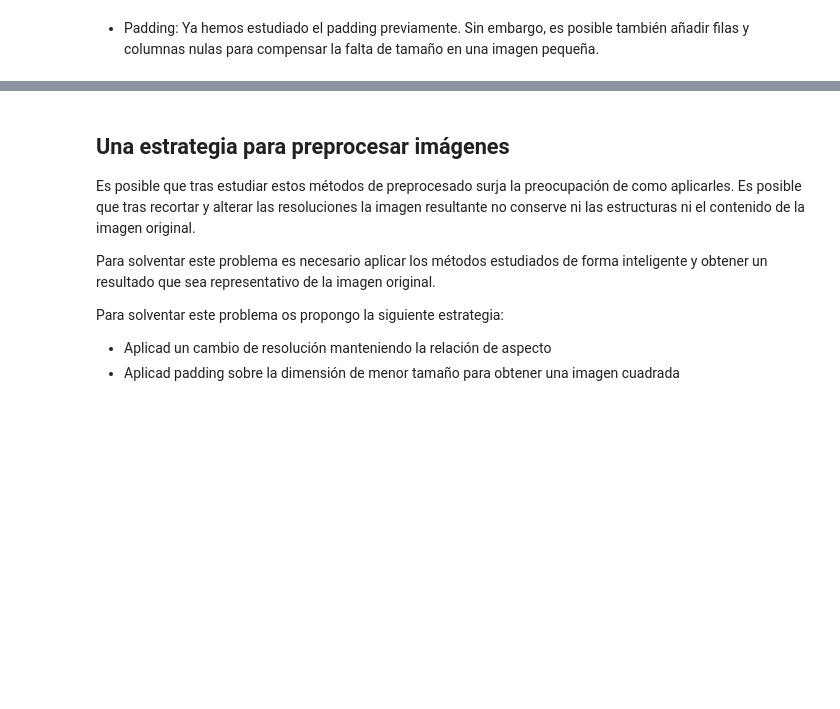
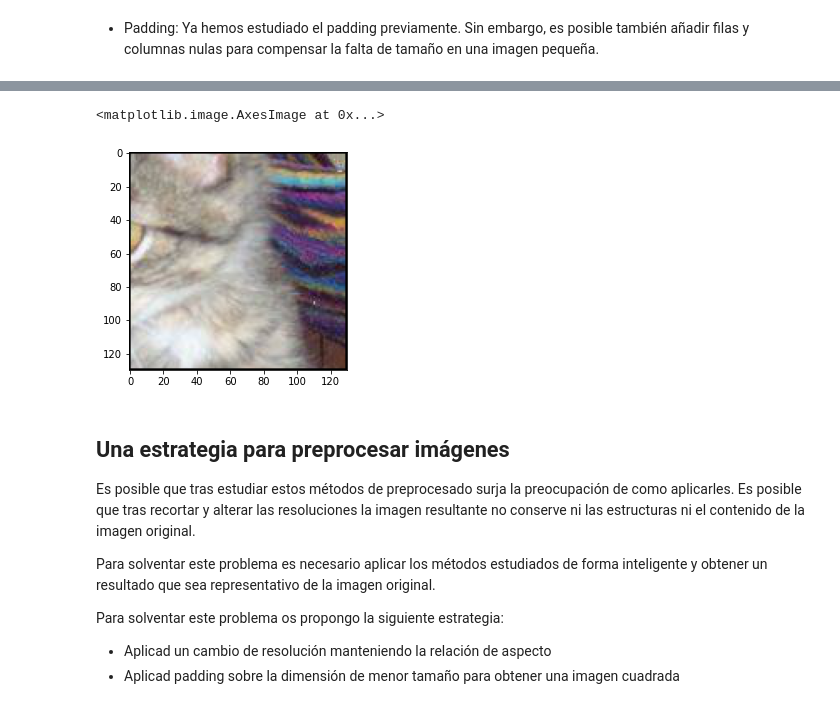
Before and after one commit to JoseAdFer/IDAL_IA3_JoseAdell, a Jupyter notebook: computer_vision_2.ipynb, the cells around one changed output, grey strips where cells are left out. Cells and saved outputs as stored; diff of their text form; code cells hidden in the pictures; blank space fills up the shorter version.

```diff
--- a/computer_vision_2.ipynb
+++ b/computer_vision_2.ipynb
@@ -455,5 +505,8 @@ padded_image.shape
 # %%
-plt.imshow(padded_array)
+plt.imshow(padded_image)
+# %% [output]
+<matplotlib.image.AxesImage at 0x...>
+[figure, added]
 # %% [markdown]
 ## Una estrategia para preprocesar imágenes
 
```
Also changed, not shown: parts of 14 cells of this notebook.
